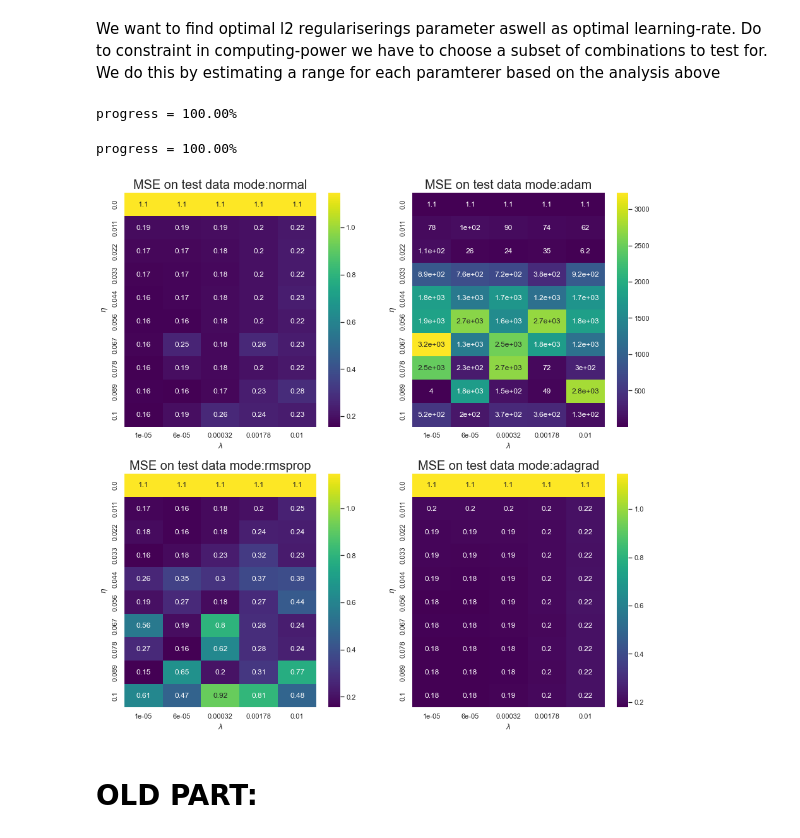
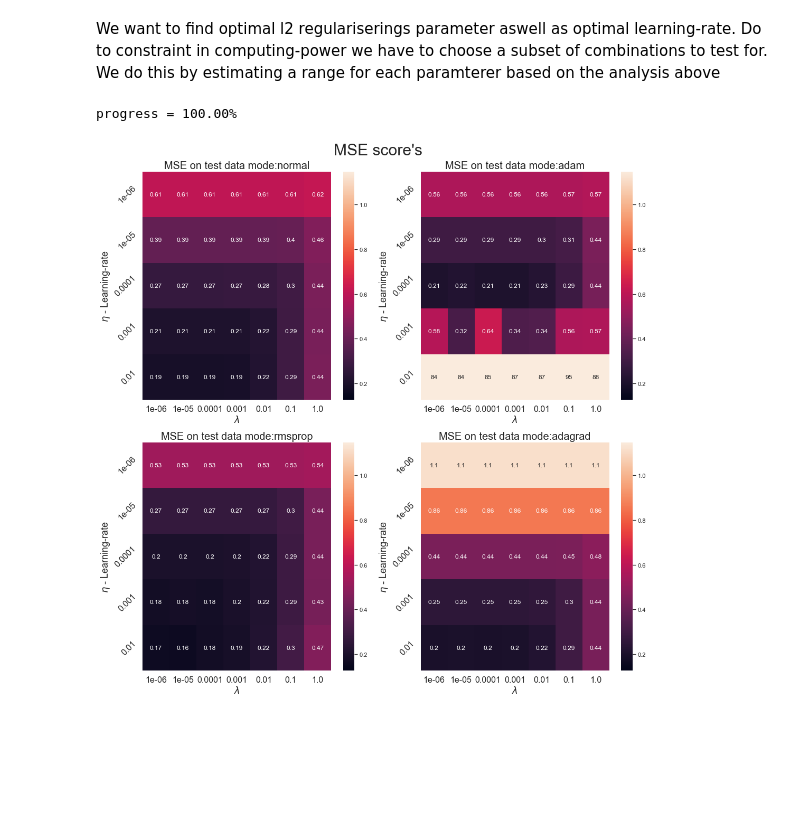
Before and after one commit to carlfre/FYS-STK3155-project-2, a Jupyter notebook: notebooks/gradient_descent_analysis.ipynb, the cells around one changed output. Saved outputs shown, nothing was run; the diff lists cells and outputs as text; code cells hidden in the pictures; blank space fills up the shorter version.

```diff
--- a/notebooks/gradient_descent_analysis.ipynb
+++ b/notebooks/gradient_descent_analysis.ipynb
@@ -1173,11 +1281,11 @@ for i, ax in enumerate(axs.flatten()):
 
 kmt: batch size = 256 to avoid randomness from batchsizes
 # %%
-epochs_stop = 2000
-batch_size = 128
+epochs_stop = 1000
+batch_size = 256
 
 n_mom = 10
-momentum_range = np.linspace(0, 0.8, n_mom)
+momentum_range = np.linspace(0, 0.99, n_mom)
 lr_normal = [0.00001, 0.0001, 0.001, 0.01, 0.04]
 lr_adam = [0.00001, 0.0001, 0.0005, 0.0007]
 lr_rmsprop = [0.00001, 0.0001, 0.001, 0.01, 0.04]
@@ -1205,6 +1313,7 @@ for i, ax in enumerate(axs.flatten()):
     ax.set_xlabel("Momentum", fontsize=20)
     ax.set_ylabel("MSE", fontsize=20)
     ax.set_title(f"Mode: {modes[i]}\n batch size: {batch_size}; epochs:{epochs_stop}", fontsize=24)
+    ax.tick_params(labelsize=25)
     for j, lr in enumerate(learning_rates[i]):
         ax.plot(momentum_range, MSE_modes[i][j], "--o" ,label=f"learning rate={lr}")
     ax.legend(fontsize=20)
@@ -1244,13 +1358,17 @@ for i, MSE_mode in enumerate(MSE_modes):
 # %%
-fig, axs = plt.subplots(nrows=2, ncols=2)
+fig, axs = plt.subplots(nrows=2, ncols=2, sharey=True, sharex=True)
 fig.set_figheight(15)
 fig.set_figwidth(15)
 for i, ax in enumerate(axs.flatten()):
-    ax.set_xlabel("Momentum", fontsize=20)
-    ax.set_ylabel("MSE", fontsize=20)
-    ax.set_title(f"Mode: {modes[i]}\n batch size: {batch_size}; epochs:{epochs_stop}", fontsize=24)
+    ax.set_xlabel("Momentum", fontsize=22)
+    ax.set_ylabel("MSE", fontsize=22)
+    ax.set_title(f"Mode: {modes[i]}", fontsize=24)
     for j, lr in enumerate(learning_rates[i]):
-        ax.plot(momentum_ranges[i], MSE_modes[i][j], "--o" ,label=f"learning rate={lr}")
-    ax.legend(fontsize=20)
+        ax.plot(momentum_ranges[i], MSE_modes[i][j], "--o" ,label=f"$\eta_0$={lr}")
+    ax.legend(fontsize=22, loc="upper left")
+    ax.tick_params(labelsize=25)
+plt.suptitle("MSE as a function of momentum\n for some chosen instances", fontsize=30)
 plt.tight_layout()
+plt.savefig("../plots/Gradient_descent/MSE_over_momentum")
+plt.show()
 # %% [output]
@@ -1387,9 +1490,6 @@ M, N = np.meshgrid(lamda_range, lr_range)
-# %%
-lambda_range = np.logspace(-5, -2, 5)
-lr_range = np.linspace(0, 0.1, 10)
-optimal, optimal_MSE, MSE_grid = grid_search(X, z, lambda_range, lr_range)
-# %% [output]
-progress = 100.00%
+# %%
+lambda_range = np.logspace(-6, 0, 7)
+lr_range = np.logspace(-6, -2, 5)
 # %%
 import seaborn as sns
 sns.set()
@@ -1403,15 +1506,19 @@ MSE_grid_modes = [MSE_grid_normal, MSE_grid_adam, MSE_grid_rmsprop, MSE_grid_ada
 progress = 100.00%
 # %%
 fig, axs = plt.subplots(nrows=2, ncols=2, figsize = (15, 15))
+vmin = MSE_analytical_ols
+vmax = rt.MSE(z_test, X_test@w_init)
 for i, ax in enumerate(axs.flatten()):
-    sns.heatmap(MSE_grid_modes[i], annot=True, ax=ax, cmap="viridis")
+    sns.heatmap(MSE_grid_modes[i], annot=True, ax=ax, vmin=vmin , vmax=vmax)
     ax.set_title(f"MSE on test data mode:{modes[i]}", fontsize=20)
-    ax.set_yticklabels(lr_range.round(3))
-    ax.set_xticklabels(lambda_range.round(5), )
-    ax.set_ylabel("$\eta$")
-    ax.set_xlabel("$\lambda$")
+    ax.set_yticklabels(lr_range, rotation=45)
+    ax.set_xticklabels(lambda_range)
+    ax.set_ylabel("$\eta$ - Learning-rate", fontsize=18)
+    ax.set_xlabel("$\lambda$", fontsize=18)
+    ax.tick_params(labelsize=16)
+plt.suptitle("MSE score's", fontsize=30)
+plt.tight_layout()
+plt.savefig("../plots/Gradient_descent/HM_plot_lr_lambda")
 plt.show()
 # %% [output]
-[figure, old version]
+[figure, new version]
-# %% [markdown]
-# OLD PART:
```
Also changed, not shown: parts of 136 cells of this notebook, 13 other files.
